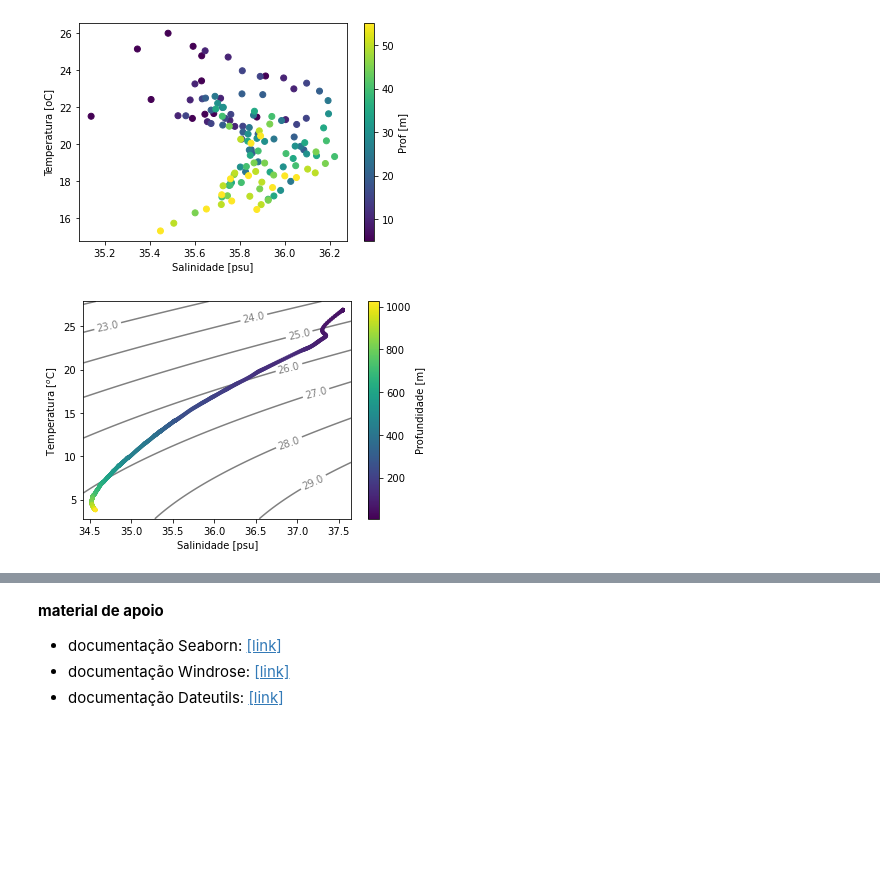
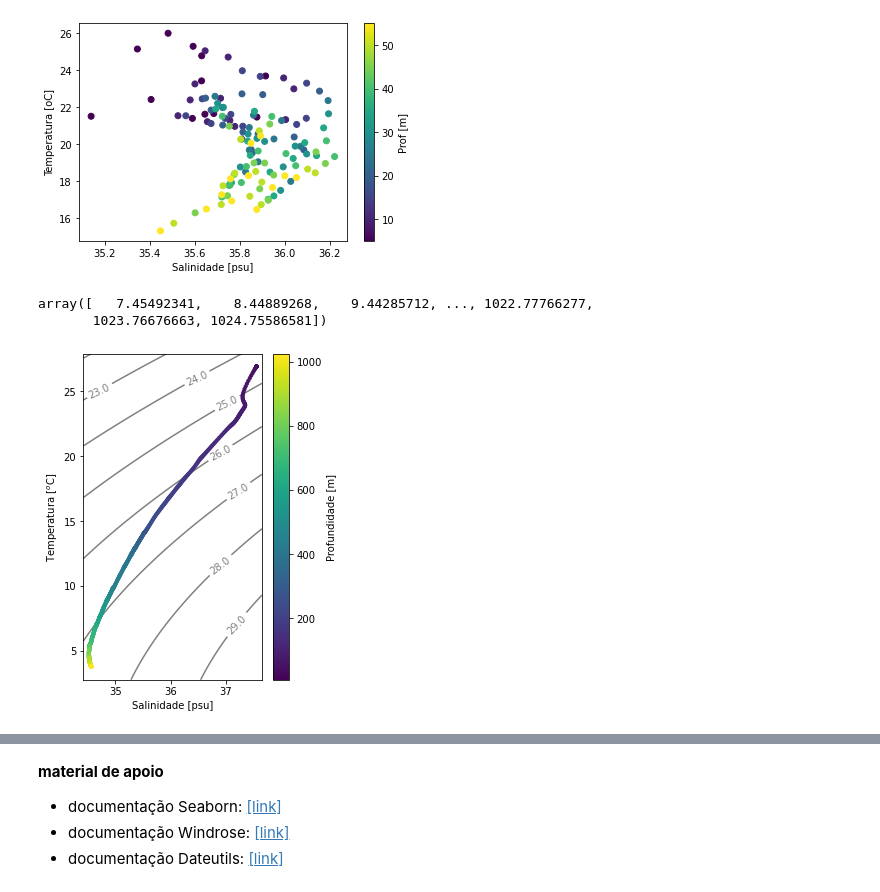
Before and after one commit to nilodna/python-basico, a Jupyter notebook: material_aula/lecture05.ipynb, the cells around one changed output, grey strips where cells are left out. Saved outputs shown, nothing was run; the diff lists cells and outputs as text; code cells hidden in the pictures; blank space fills up the shorter version.

```diff
--- a/material_aula/lecture05.ipynb
+++ b/material_aula/lecture05.ipynb
@@ -91,39 +96,43 @@ minT,maxT = down_final['CT'].min(), down_final['CT'].max()
 minS,maxS = down_final['SA'].min(), down_final['SA'].max()
 
 dep = down_final['z'].values
+dep
+# %% [output]
+array([   7.45492341,    8.44889268,    9.44285712, ..., 1022.77766277,
+       1023.76676663, 1024.75586581])
 # %%
 # usando os maximos e minimos, criamos matrizes de T e S
 T = np.linspace(minT-1, maxT+1., 100)
 S = np.linspace(minS-0.1, maxS+0.1, 100)
 
 # convertemos as matrizes 1D para 2D em forma de malha (grid)
 T,S = np.meshgrid(T,S)
 
 # calculamos uma grade de densidades paramétricas
 dens = gsw.sigma0(S,T)
 
-fig,ax=plt.subplots()
+fig,ax = plt.subplots(figsize=(4,6))
 
 # contorno de densidades
 cs = ax.contour(S, T, dens, colors='grey', zorder=1)
 
 # identificando as linhas de densidade
 cl = ax.clabel(cs, fontsize=10, inline=True, fmt='%.1f')
 
 # inserindo os pares de TS
 sc = plt.scatter(down_final['SA'],
-               down_final['CT'],
-               c=dep,s=10)
+                 down_final['CT'],
+                 c=dep, s=10)
 
 # customizando o gráfico
 cb = plt.colorbar(sc)
 cb.set_label('Profundidade [m]')
 ax.set_xlabel('Salinidade [psu]')
 ax.set_ylabel(r'Temperatura [$^o$C]')
 
 plt.savefig('lec04_ex1.png', dpi=150, bbox_to_inches='tight')
 # %% [output]
-[figure, old version]
+[figure, new version]
 # %% [markdown]
 # 5 - Pandas ... seu lindo!
 
```
Also changed, not shown: parts of 25 cells of this notebook, 5 other files.
